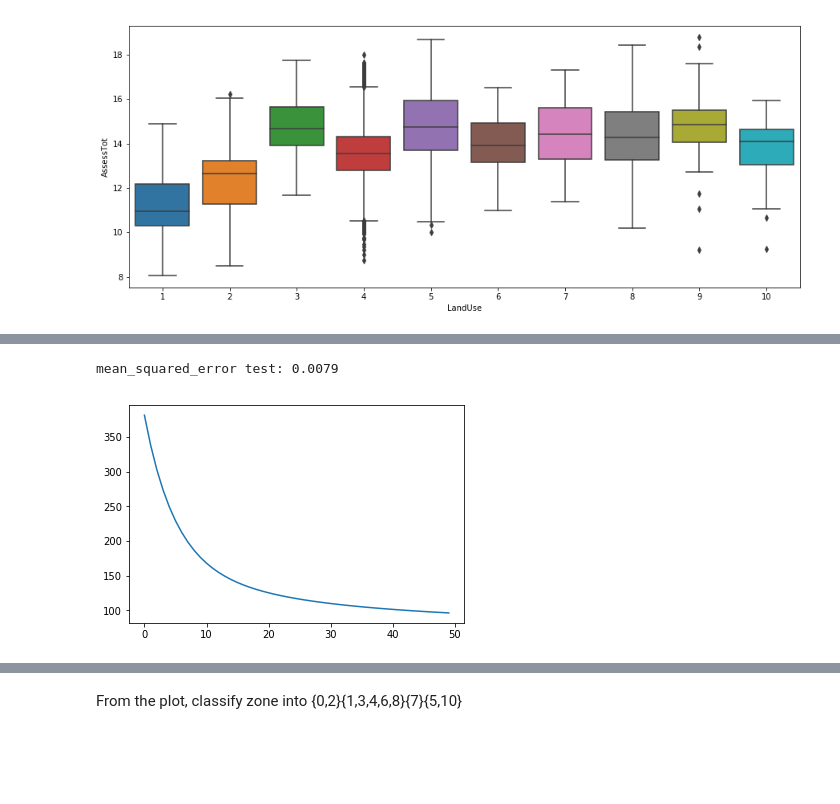
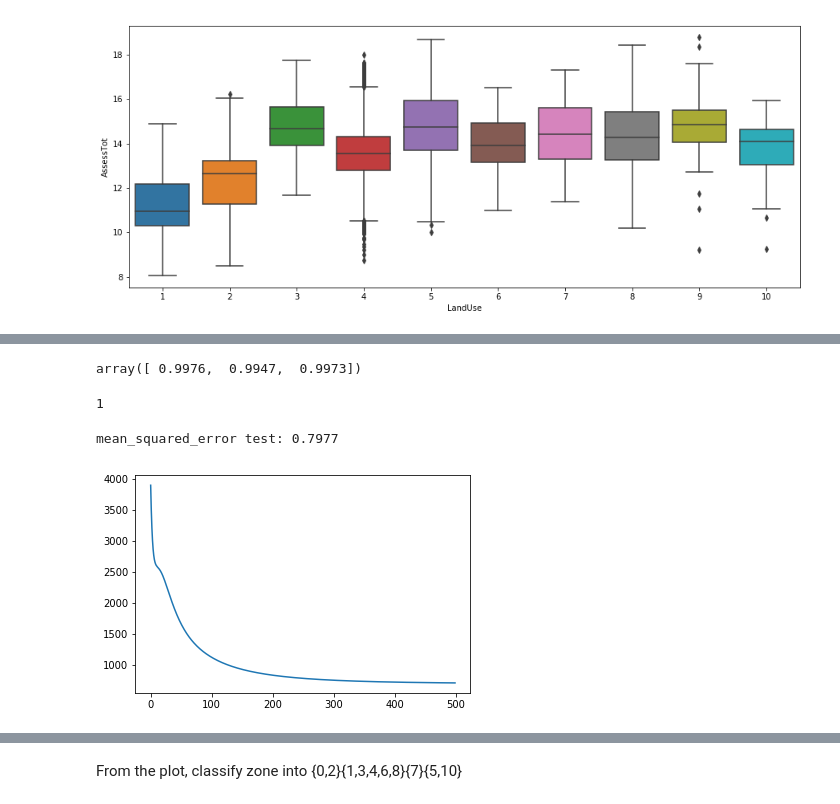
Before and after one commit to dancyfang/OR4741_Airbnb, a Jupyter notebook: analysis/regression.ipynb, the cells around one changed output, grey strips where cells are left out. Saved outputs shown, nothing was run; the diff lists cells and outputs as text; code cells hidden in the pictures; blank space fills up the shorter version.

```diff
--- a/analysis/regression.ipynb
+++ b/analysis/regression.ipynb
@@ -185,8 +296,8 @@ residual_plot(Y_test,Y_test_pred)
 # %%
 # regression with regularization
 # objective function of l2 loss smooth regularizor
-def l2_smooth(w,X,Y,D):
-     return np.square(np.linalg.norm(Y-np.dot(X,w))) + np.square(np.linalg.norm(np.dot(D,w)))
+def l2_smooth(w,X,Y,D,alpha=1.0):
+     return mean_squared_error(Y,np.dot(X,w)) + alpha*np.square(np.linalg.norm(np.dot(D,w)))
 # used to generate the D matrix in smooth regularizor
 def Dmatrix(n):
     r = 0
@@ -209,27 +320,50 @@ D[0:45,6:16] = Dmatrix(10)
 D[45:90,16:26] = Dmatrix(10)
 D[90:100,26:31] = Dmatrix(5)
 # %%
-def prox_smooth(stepsize,D,z):
-    return np.dot(np.linalg.inv(2.0*stepsize*np.dot(D.T,D) + np.eye(np.shape(D)[1])),z)
-def proxi_grad_l2_smooth(X,Y,D,maxiters=50,stepsize=step,w=w0):
+# smooth proximator
+def prox_smooth(stepsize,alpha,D,z):
+    return np.dot(np.linalg.inv(2.0*stepsize*alpha*np.dot(D.T,D) + np.eye(np.shape(D)[1])),z)
+# l2_smooth proximal gradient method
+def proxi_grad_l2_smooth(X,Y,D,alpha,maxiters=50,stepsize=step,w=w0):
     obj = []
     for i in range(maxiters):
         g = 2.0*np.dot(X.T,np.dot(X,w)-Y)
         z = w - stepsize*g
-        w = prox_smooth(stepsize,D,z)
-        obj.append(l2_smooth(w,X,Y,D))
+        w = prox_smooth(stepsize,alpha,D,z)
+        obj.append(l2_smooth(w,X,Y,D,alpha))
     return obj,w
+# %%
+# n-th fold cross validation
+K = 10
+kf = KFold(n_splits = K)
+alpha_list = [30.0,50.0,70.0]
+error = np.zeros(len(alpha_list))
+for i in range(len(alpha_list)):
+    alpha = alpha_list[i]
+    for train_index, test_index in kf.split(X):
+        Xv_train,Xv_test = X[train_index],X[test_index]
+        Yv_train,Yv_test = Y[train_index],Y[test_index]
+        obj,w = proxi_grad_l2_smooth(Xv_train,Yv_train,D,alpha)
+        error[i] += mean_squared_error(Yv_test,np.dot(Xv_test,w))
+error = error/(K*1.0)
+error
+# %% [output]
+array([ 0.9976,  0.9947,  0.9973])
+# %%
+np.argmin(error)
+# %% [output]
+1
 # %%
-obj,w = proxi_grad_l2_smooth(X,Y,D)
+obj,w = proxi_grad_l2_smooth(X,Y,D,alpha_list[np.argmin(error)],maxiters=500)
 Y_test_pred = np.dot(X_test,w)
 print('mean_squared_error test: %.4f' % mean_squared_error(Y_test,Y_test_pred))
 # %% [output]
-mean_squared_error test: 0.0079
+mean_squared_error test: 0.7977
 # %%
-plt.plot(range(50),obj)
+plt.plot(range(500),obj)
 plt.show()
 # %% [output]
-[figure, old version]
+[figure, new version]
 # %%
 # smoothed coefficients for zones
 plt.bar(range(10),w[6:16])
```
Also changed, not shown: parts of 63 cells of this notebook.
